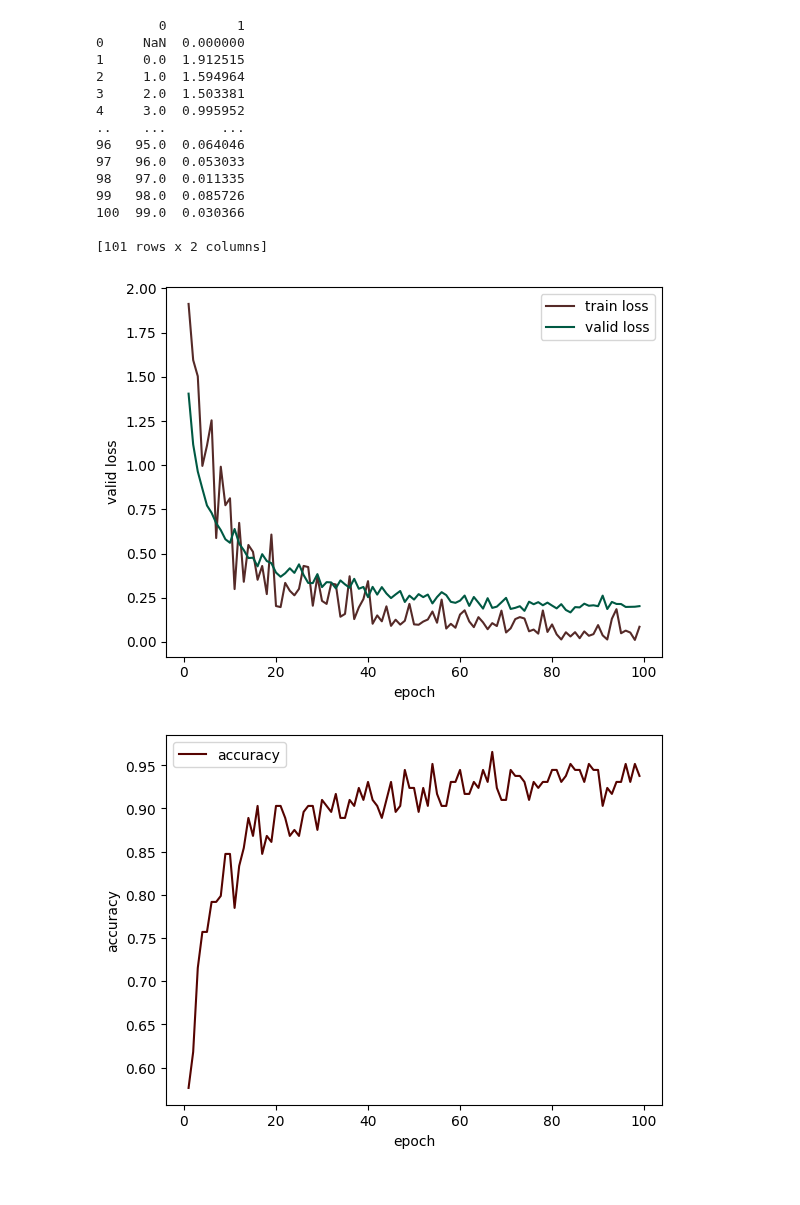
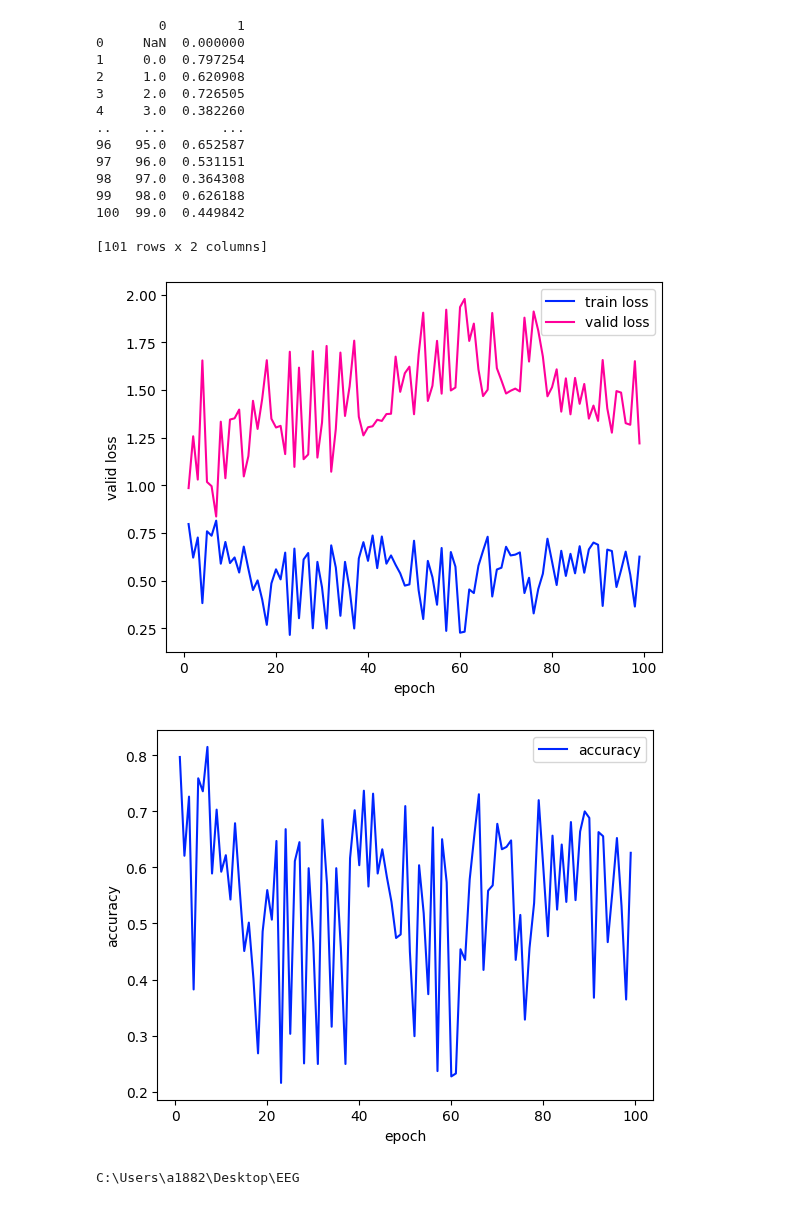
Before and after one commit to greenishcore/Hands-on-EEG, a Jupyter notebook: draw.ipynb, the cells around one changed output. Drawn from its saved outputs; the diff is of its cells as text; code cells hidden in the pictures.

```diff
--- a/draw.ipynb
+++ b/draw.ipynb
@@ -1,31 +1,31 @@
 # %%
 import pandas as pd
 # %%
-train_loss = pd.read_csv("C:\\Users\\a1882\\Desktop\\EEG\\model_saved\\train_loss.txt", header=None)
-valid_loss = pd.read_csv("C:\\Users\\a1882\\Desktop\\EEG\\model_saved\\valid_loss.txt", header=None)
-accuracy = pd.read_csv("C:\\Users\\a1882\\Desktop\\EEG\\model_saved\\accuracy_loss.txt", header=None)
+train_loss = pd.read_csv("C:\\Users\\a1882\Desktop\EEG\\normal\pic\_acc.csv", header=None)
+valid_loss = pd.read_csv("C:\\Users\\a1882\Desktop\EEG\\normal\pic\\_vloss.csv", header=None)
+accuracy = pd.read_csv("C:\\Users\\a1882\Desktop\EEG\\normal\pic\\_acc.csv", header=None)
 # %%
 print(train_loss)
 # %% [output]
         0         1
 0     NaN  0.000000
-1     0.0  1.912515
-2     1.0  1.594964
-3     2.0  1.503381
-4     3.0  0.995952
+1     0.0  0.797254
+2     1.0  0.620908
+3     2.0  0.726505
+4     3.0  0.382260
 ..    ...       ...
-96   95.0  0.064046
-97   96.0  0.053033
-98   97.0  0.011335
-99   98.0  0.085726
-100  99.0  0.030366
+96   95.0  0.652587
+97   96.0  0.531151
+98   97.0  0.364308
+99   98.0  0.626188
+100  99.0  0.449842
 
 [101 rows x 2 columns]
 # %%
 import matplotlib.pyplot as plt
 %matplotlib inline
-hex_d1 = '#552a28'
-hex_d2 = '#005943'
+hex_d1 = '#0026ff'
+hex_d2 = '#ff009a'
 
 plt.figure()
 plt.plot(train_loss.iloc[1:100,1],hex_d1,label='train loss')
@@ -36,21 +36,27 @@ plt.ylabel('valid loss')
 plt.xlabel('epoch')
 plt.legend()
 
-plt.savefig('tranformer_1000_100e_loss.png')
+plt.savefig('hybrid_loss.png')
 plt.show()
 # %% [output]
-[figure, old version]
+[figure, new version]
 # %%
 import matplotlib.pyplot as plt
 %matplotlib inline
 
 
 plt.figure()
-plt.plot(accuracy.iloc[1:100,1], color = '#550300', label='accuracy')
+plt.plot(accuracy.iloc[1:100,1], color = '#0026ff', label='accuracy')
 plt.ylabel('accuracy')
 plt.xlabel('epoch')
 plt.legend()
-plt.savefig('transformer_1000_100e_accuracy.png')
+plt.savefig('hybrid_accuracy.png')
 plt.show()
 # %% [output]
-[figure, old version]
+[figure, new version]
+# %%
+#print cwd
+import os
+print(os.getcwd())
+# %% [output]
+C:\Users\a1882\Desktop\EEG
```
Also changed, not shown: 10 other files.
